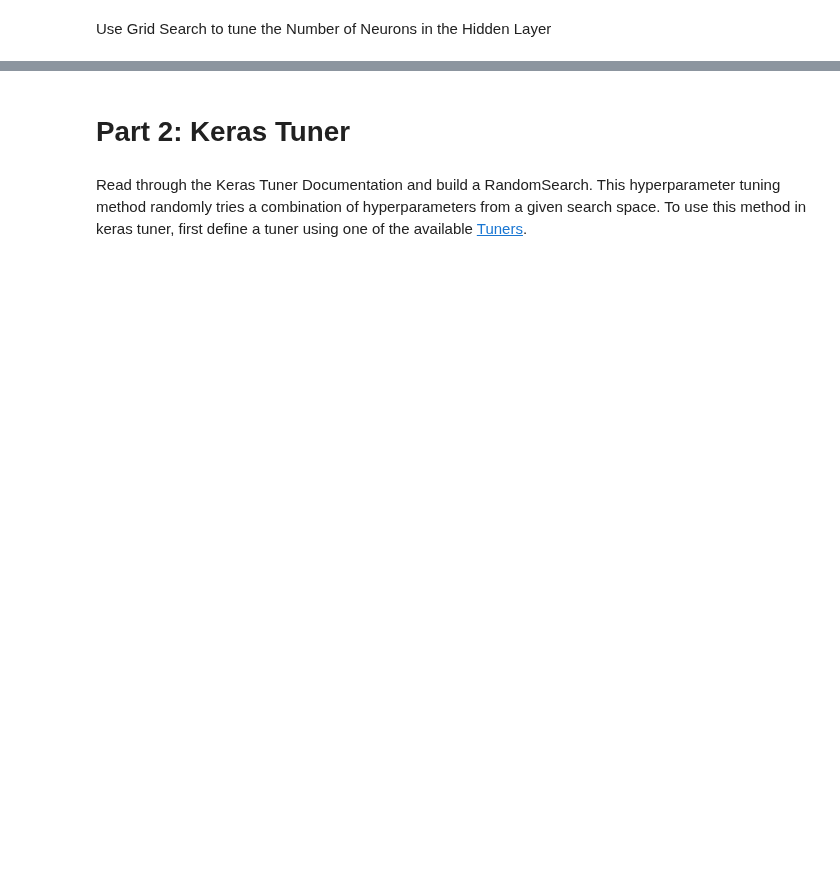
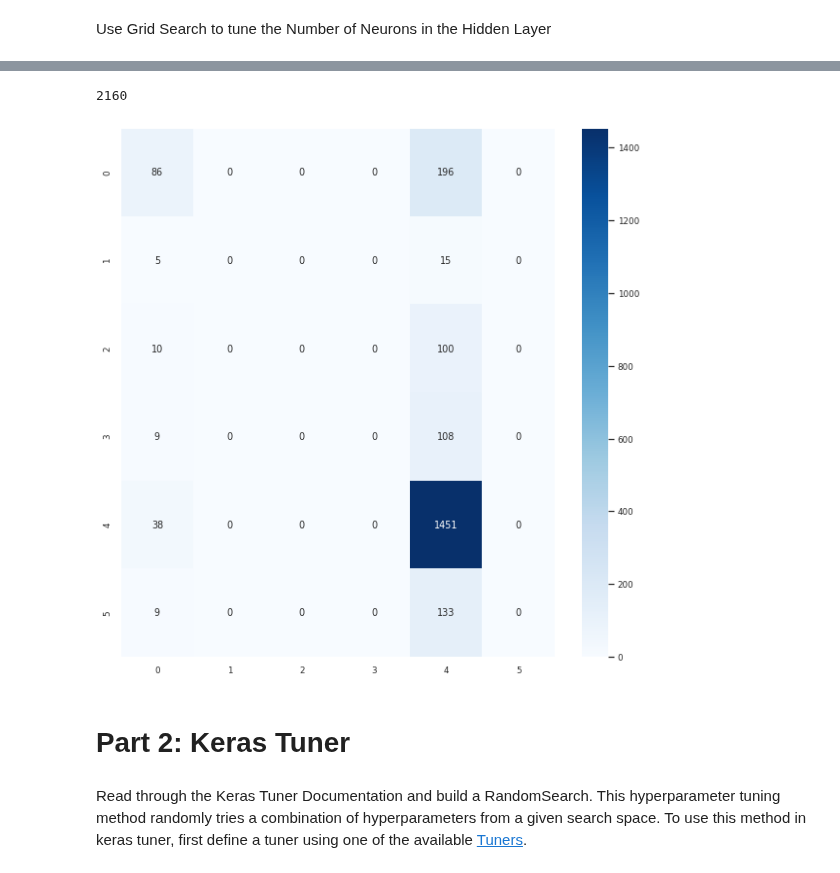
Before and after one commit to mlukan/GDA3B2021, a Jupyter notebook: NN/NN_Hyperparameters_Keras_Quest.ipynb, the cells around one changed output, grey strips where cells are left out. Drawn from its saved outputs; the diff is of its cells as text; code cells hidden in the pictures; blank space fills up the shorter version.

```diff
--- a/NN/NN_Hyperparameters_Keras_Quest.ipynb
+++ b/NN/NN_Hyperparameters_Keras_Quest.ipynb
@@ -300,2 +456,36 @@ Use Grid Search to tune the Number of Neurons in the Hidden Layer
+# %%
+preds5=results5.predict(X_test)
+
+len(preds5)
+# %% [output]
+2160
+# %%
+print(y_test.shape,preds5.shape)
+
+obs=[]
+for r in y_test:
+    for i,x in enumerate(r):
+        if x==1:
+            obs.append(i)
+obs
+# %%
+#preds5=results5.best_estimator_.predict(X_test)
+
+from sklearn.metrics import confusion_matrix
+#yhat=net.predict_classes(X_test)
+cm=confusion_matrix(obs,preds5)
+class_names=list(range(6))
+import seaborn as sn
+import pandas as pd
+
+
+df_cm = pd.DataFrame(cm, class_names, class_names)
+plt.figure(figsize=(10,10))
+sn.set(font_scale=.8) # for label size
+sn.heatmap(df_cm, annot=True,cmap='Blues',fmt='g') # font size
+
+plt.show()
+# %% [output]
+[figure, added]
 # %% [markdown]
 # Part 2:  Keras Tuner
```
Also changed, not shown: parts of 28 cells of this notebook, 42 other files.
